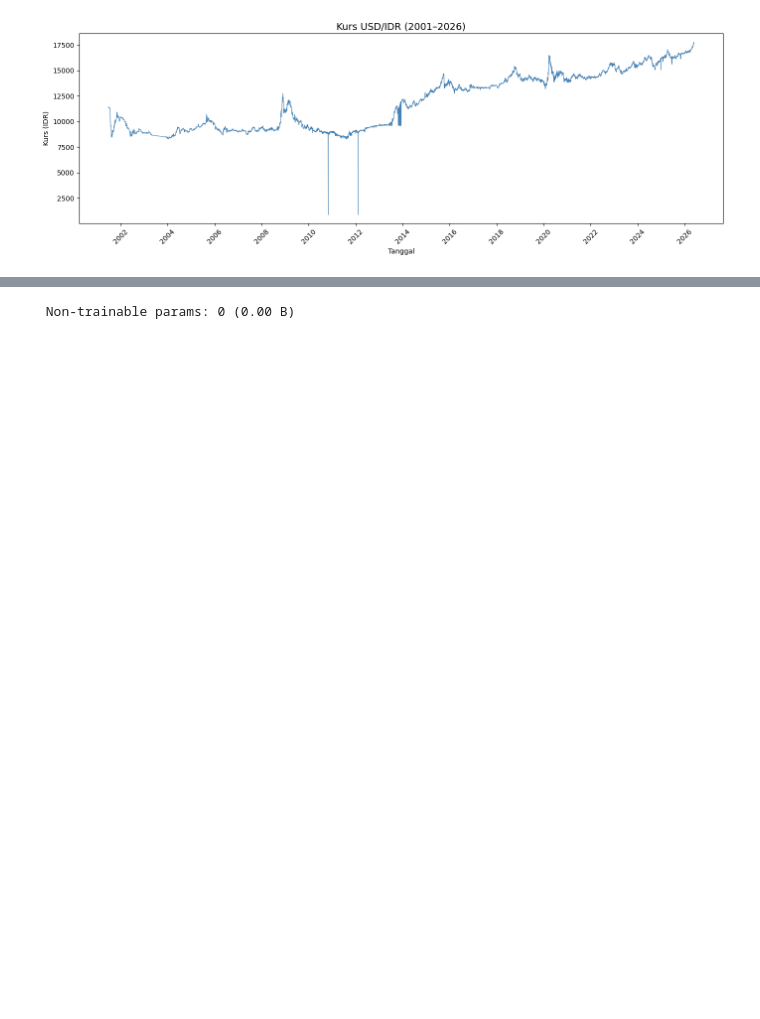
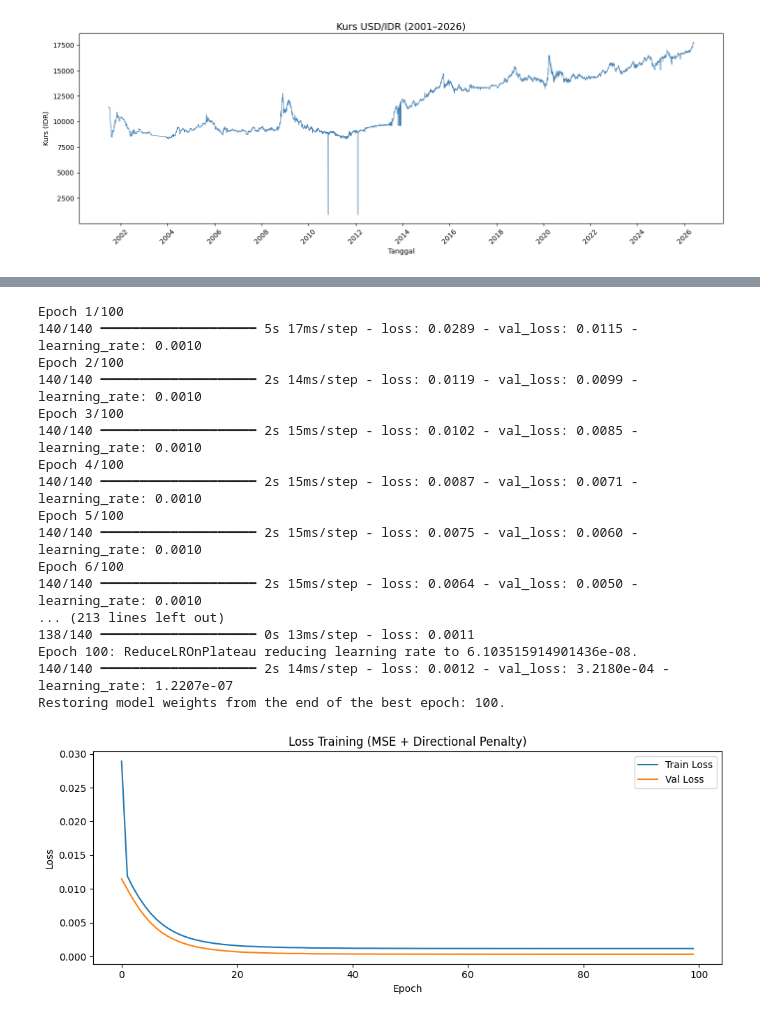
Before and after one commit to KullyanHubbard/sentiment-analysis-lstm, a Jupyter notebook: kurs_rupiah.ipynb, the cells around one changed output, grey strips where cells are left out. Drawn from its saved outputs; the diff is of its cells as text; code cells hidden in the pictures; blank space fills up the shorter version.

```diff
--- a/kurs_rupiah.ipynb
+++ b/kurs_rupiah.ipynb
@@ -82,9 +421,0 @@ X: (6224, 60)  y: (6224,)
-# %%
-split = int(len(X) * 0.8)
-
-X_train = X[:split].reshape(-1, WINDOW, 1)
-X_test  = X[split:].reshape(-1, WINDOW, 1)
-y_train = y[:split]
-y_test  = y[split:]
-
-print(f"Train: {X_train.shape}  Test: {X_test.shape}")
@@ -93,14 +422,49 @@ Train: (4979, 60, 1)  Test: (1245, 60, 1)
 # %%
+# ============================================================
+# Cell 5 — Bangun & latih model
+# Arsitektur: LSTM(64) → Dropout → MultiHeadAttention+LN → LSTM(32) → Dropout → Dense
+# Loss: MSE + directional penalty (alpha=0.3)
+# ============================================================
+from tensorflow.keras.layers import MultiHeadAttention, LayerNormalization, Add
+
 tf.random.set_seed(42)
 
-model = Sequential([
-    LSTM(64, return_sequences=True, input_shape=(WINDOW, 1)),
-    Dropout(0.2),
-    LSTM(32, return_sequences=False),
-    Dropout(0.2),
-    Dense(1)
-])
+def directional_mse_loss(y_true, y_pred, alpha=0.3):
+    mse = tf.reduce_mean(tf.square(y_true - y_pred))
+    dir_penalty = tf.reduce_mean(tf.nn.relu(-y_true * y_pred))
+    return mse + alpha * dir_penalty
 
-model.compile(optimizer='adam', loss='mean_squared_error')
+inputs = tf.keras.Input(shape=(WINDOW, N_FEATURES))
+x = LSTM(64, return_sequences=True, dropout=0.2, recurrent_dropout=0.3,
+         kernel_regularizer=l2(1e-4))(inputs)
+x = Dropout(0.3)(x)
+attn = MultiHeadAttention(num_heads=2, key_dim=32, dropout=0.1)(x, x)
+x = LayerNormalization()(Add()([x, attn]))
+x = LSTM(32, return_sequences=False, dropout=0.2, recurrent_dropout=0.3,
+         kernel_regularizer=l2(1e-4))(x)
+x = Dropout(0.3)(x)
+outputs = Dense(HORIZON)(x)
+model = tf.keras.Model(inputs, outputs)
+
+model.compile(optimizer='adam', loss=directional_mse_loss)
 model.summary()
+
+callbacks = [
+    EarlyStopping(monitor='val_loss', patience=10, restore_best_weights=True, verbose=1),
+    ReduceLROnPlateau(monitor='val_loss', factor=0.5, patience=5, verbose=1),
+]
+history = model.fit(
+    X_train, y_train,
+    epochs=100, batch_size=32, validation_split=0.1,
+    callbacks=callbacks, verbose=1,
+)
+
+plt.figure(figsize=(10, 4))
+plt.plot(history.history['loss'],     label='Train Loss')
+plt.plot(history.history['val_loss'], label='Val Loss')
+plt.title('Loss Training (MSE + Directional Penalty)')
+plt.xlabel('Epoch'); plt.ylabel('Loss')
+plt.legend(); plt.tight_layout()
+plt.savefig(os.path.join(RESULT_DIR, f'{RUN_TS}_loss_training.png'), dpi=150)
+plt.show()
 # %% [output]
@@ -124 +492,18 @@ Model: "sequential"
- Non-trainable params: 0 (0.00 B)
+Epoch 1/100
+140/140 ━━━━━━━━━━━━━━━━━━━━ 5s 17ms/step - loss: 0.0289 - val_loss: 0.0115 - learning_rate: 0.0010
+Epoch 2/100
+140/140 ━━━━━━━━━━━━━━━━━━━━ 2s 14ms/step - loss: 0.0119 - val_loss: 0.0099 - learning_rate: 0.0010
+Epoch 3/100
+140/140 ━━━━━━━━━━━━━━━━━━━━ 2s 15ms/step - loss: 0.0102 - val_loss: 0.0085 - learning_rate: 0.0010
+Epoch 4/100
+140/140 ━━━━━━━━━━━━━━━━━━━━ 2s 15ms/step - loss: 0.0087 - val_loss: 0.0071 - learning_rate: 0.0010
+Epoch 5/100
+140/140 ━━━━━━━━━━━━━━━━━━━━ 2s 15ms/step - loss: 0.0075 - val_loss: 0.0060 - learning_rate: 0.0010
+Epoch 6/100
+140/140 ━━━━━━━━━━━━━━━━━━━━ 2s 15ms/step - loss: 0.0064 - val_loss: 0.0050 - learning_rate: 0.0010
+... (213 lines left out)
+138/140 ━━━━━━━━━━━━━━━━━━━━ 0s 13ms/step - loss: 0.0011
+Epoch 100: ReduceLROnPlateau reducing learning rate to 6.103515914901436e-08.
+140/140 ━━━━━━━━━━━━━━━━━━━━ 2s 14ms/step - loss: 0.0012 - val_loss: 3.2180e-04 - learning_rate: 1.2207e-07
+Restoring model weights from the end of the best epoch: 100.
+[figure, added]
```
Also changed, not shown: parts of 13 cells of this notebook, 35 other files.
